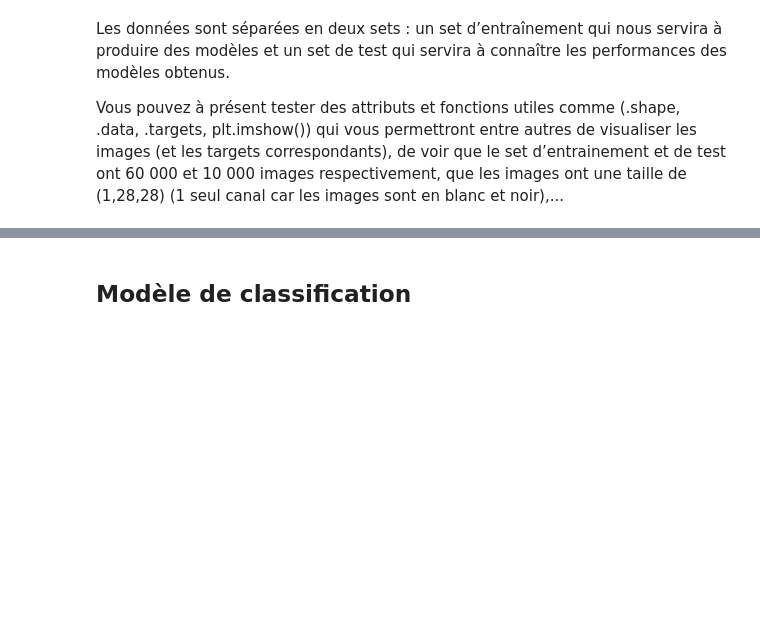
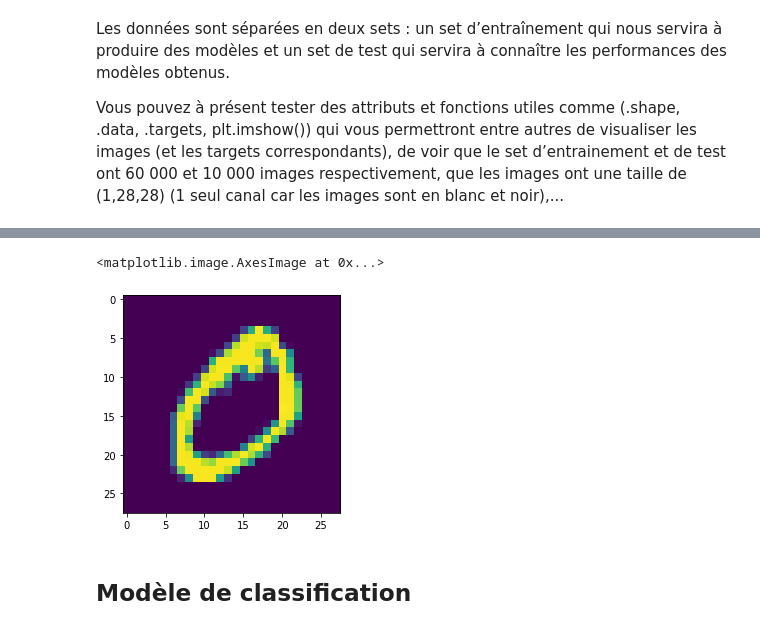
Before and after one commit to Koowah/TP-Intervenants, a Jupyter notebook: TP_attack/TP_AdversarialAttacks.ipynb, the cells around one changed output, grey strips where cells are left out. Drawn from its saved outputs; the diff is of its cells as text; code cells hidden in the pictures; blank space fills up the shorter version.

```diff
--- a/TP_attack/TP_AdversarialAttacks.ipynb
+++ b/TP_attack/TP_AdversarialAttacks.ipynb
@@ -58,3 +114,8 @@ Vous pouvez à présent tester des attributs et fonctions utiles comme (.shape,
+# %%
+plt.imshow(data[1])
+# %% [output]
+<matplotlib.image.AxesImage at 0x...>
+[figure, added]
 # %% [markdown]
 ## Modèle de classification
 # %% [markdown]
```
Also changed, not shown: parts of 9 cells of this notebook, 10 other files.
